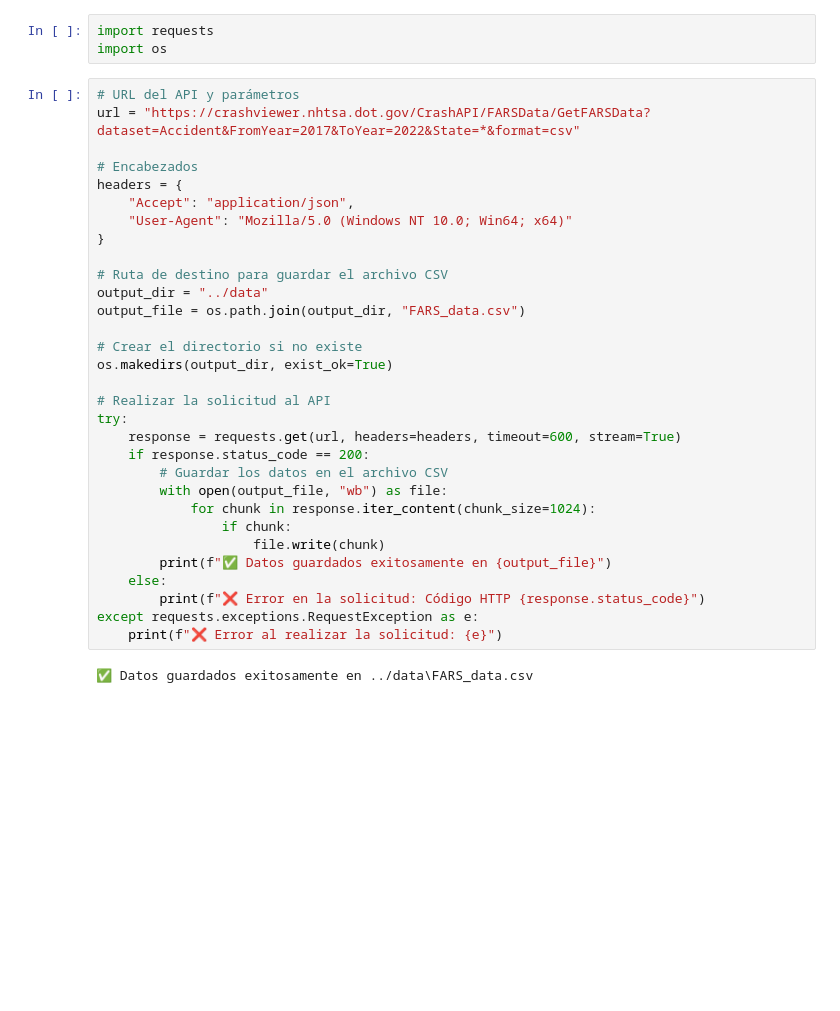
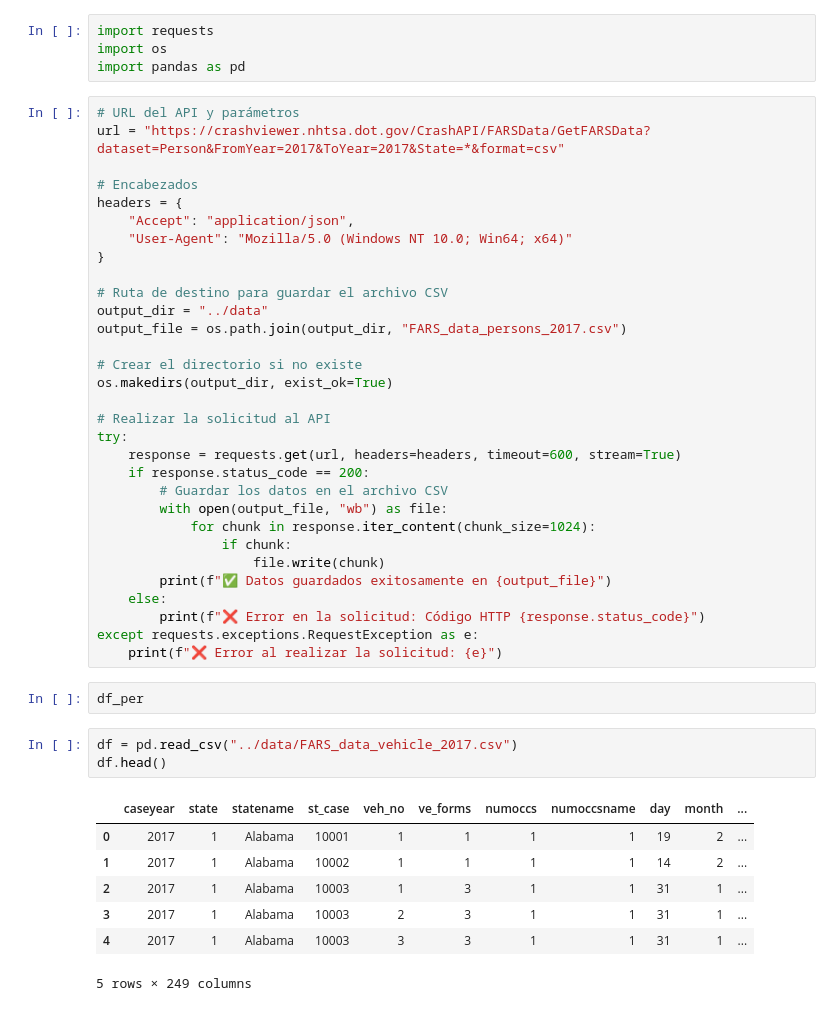
Before and after one commit to ntlg72/ETL-Global-Road-Accidents, a Jupyter notebook: dags/test.ipynb, the cells around one changed output. Drawn from its saved outputs; the diff is of its cells as text; blank space fills up the shorter version.

```diff
--- a/dags/test.ipynb
+++ b/dags/test.ipynb
@@ -1,9 +1,10 @@
 # %%
 import requests
 import os
+import pandas as pd
 # %%
 # URL del API y parámetros
-url = "https://crashviewer.nhtsa.dot.gov/CrashAPI/FARSData/GetFARSData?dataset=Accident&FromYear=2017&ToYear=2022&State=*&format=csv"
+url = "https://crashviewer.nhtsa.dot.gov/CrashAPI/FARSData/GetFARSData?dataset=Person&FromYear=2017&ToYear=2017&State=*&format=csv"
 
 # Encabezados
 headers = {
@@ -13,7 +14,7 @@ headers = {
 
 # Ruta de destino para guardar el archivo CSV
 output_dir = "../data"
-output_file = os.path.join(output_dir, "FARS_data.csv")
+output_file = os.path.join(output_dir, "FARS_data_persons_2017.csv")
 
 # Crear el directorio si no existe
 os.makedirs(output_dir, exist_ok=True)
@@ -32,8 +33,19 @@ try:
         print(f"❌ Error en la solicitud: Código HTTP {response.status_code}")
 except requests.exceptions.RequestException as e:
     print(f"❌ Error al realizar la solicitud: {e}")
-# %% [output]
-✅ Datos guardados exitosamente en ../data\FARS_data.csv
+# %%
+df_per
+# %%
+df = pd.read_csv("../data/FARS_data_vehicle_2017.csv")
+df.head()
+# %% [output]
+|  | caseyear | state | statename | st_case | veh_no | ve_forms | numoccs | numoccsname | day | month | ... |
+| 0 | 2017 | 1 | Alabama | 10001 | 1 | 1 | 1 | 1 | 19 | 2 | ... |
+| 1 | 2017 | 1 | Alabama | 10002 | 1 | 1 | 1 | 1 | 14 | 2 | ... |
+| 2 | 2017 | 1 | Alabama | 10003 | 1 | 3 | 1 | 1 | 31 | 1 | ... |
+| 3 | 2017 | 1 | Alabama | 10003 | 2 | 3 | 1 | 1 | 31 | 1 | ... |
+| 4 | 2017 | 1 | Alabama | 10003 | 3 | 3 | 1 | 1 | 31 | 1 | ... |
+5 rows × 249 columns
 # %%
 import requests
 import os
```
Also changed, not shown: parts of 1 cell of this notebook, 5 other files.
